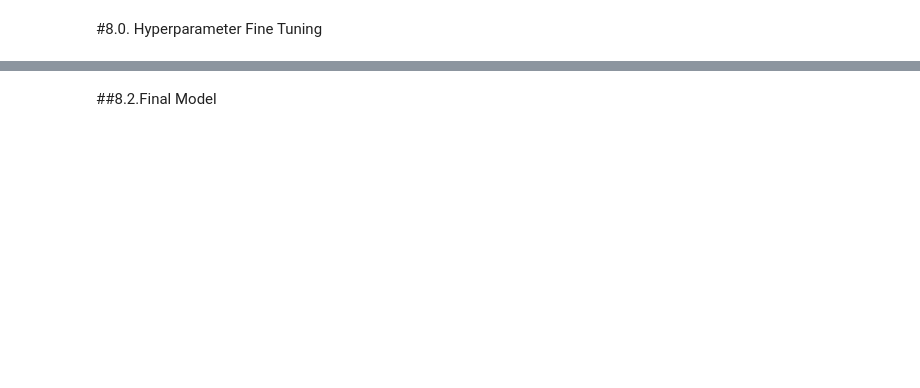
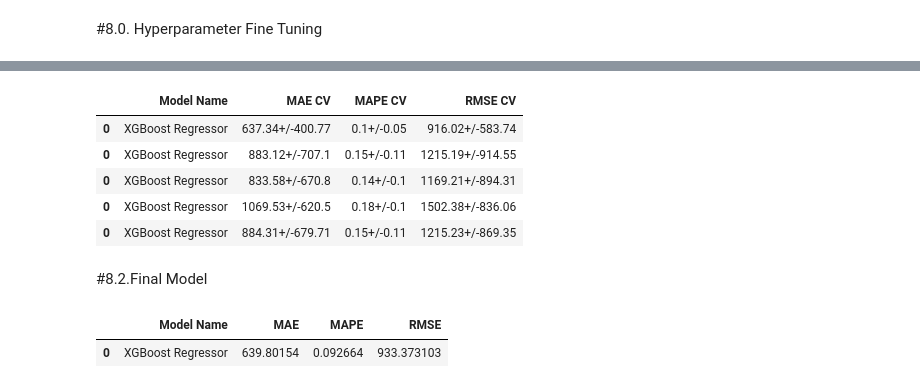
Before and after one commit to michelli-ofig/DataScience_Em_Producao, a Jupyter notebook: m08_v01_store_sales_prediction.ipynb, the cells around one changed output, grey strips where cells are left out. Drawn from its saved outputs; the diff is of its cells as text; code cells hidden in the pictures; blank space fills up the shorter version.

```diff
--- a/m08_v01_store_sales_prediction.ipynb
+++ b/m08_v01_store_sales_prediction.ipynb
@@ -1390,0 +1459,2 @@ xgb_result_cv
+# %%
+xg_cv = pickle.load(open('/content/drive/MyDrive/Colab Notebooks/DataScience_Em_Producao/parameter/xgboosty_cv.pkl', 'rb'))
@@ -1473 +1538,12 @@ final_result
+# %%
+pickle.load(open("/content/drive/MyDrive/Colab Notebooks/DataScience_Em_Producao/parameter/final_result_tune.pkl",'rb'))
+# %% [output]
+|  | Model Name | MAE CV | MAPE CV | RMSE CV |
+| 0 | XGBoost Regressor | 637.34+/-400.77 | 0.1+/-0.05 | 916.02+/-583.74 |
+| 0 | XGBoost Regressor | 883.12+/-707.1 | 0.15+/-0.11 | 1215.19+/-914.55 |
+| 0 | XGBoost Regressor | 833.58+/-670.8 | 0.14+/-0.1 | 1169.21+/-894.31 |
+| 0 | XGBoost Regressor | 1069.53+/-620.5 | 0.18+/-0.1 | 1502.38+/-836.06 |
+| 0 | XGBoost Regressor | 884.31+/-679.71 | 0.15+/-0.11 | 1215.23+/-869.35 |
+# %% [markdown]
+#8.2.Final Model
 # %%
@@ -1483,2 +1560,0 @@ MAX_EVAL=5
-# %% [markdown]
-##8.2.Final Model
@@ -1494,15 +1561,18 @@ param_tuned = {
 # %%
 #model
 model_xgb_tuned = xgb.XGBRegressor( objective= 'reg:squarederror',
-                                  n_estimators=param_tuned['n_estimators'],
-                                  eta=param_tuned['eta'],
-                                  max_depth=param_tuned['max_depth'],
-                                  subsample =param_tuned['subsample'],
-                                  colsample_bytree =param_tuned['colsample_bytree'],
-                                  min_child_weight=param_tuned['min_child_weight'] ).fit(x_train,y_train)
+                                    n_estimators=param_tuned['n_estimators'],
+                                    eta=param_tuned['eta'],
+                                    max_depth=param_tuned['max_depth'],
+                                    subsample =param_tuned['subsample'],
+                                    colsample_bytree =param_tuned['colsample_bytree'],
+                                    min_child_weight=param_tuned['min_child_weight'] ).fit(x_train,y_train)
 #prediction
-yhat_xgb_tuned = model_xgb_tuned.predict(x_text)
+yhat_xgb_tuned = model_xgb_tuned.predict(x_test)
 
 #performance
-xgb_tuned_result = ml_error('XGBoost Regressor', np.expm1(y_text),np.expm1(yhat_xgb_tuned)  )
-xgb_tuned_result
+xgb_result_tuned = ml_error('XGBoost Regressor', np.expm1(y_test),np.expm1(yhat_xgb_tuned)  )
+xgb_result_tuned
+# %% [output]
+|  | Model Name | MAE | MAPE | RMSE |
+| 0 | XGBoost Regressor | 639.80154 | 0.092664 | 933.373103 |
```
Also changed, not shown: parts of 60 cells of this notebook.
